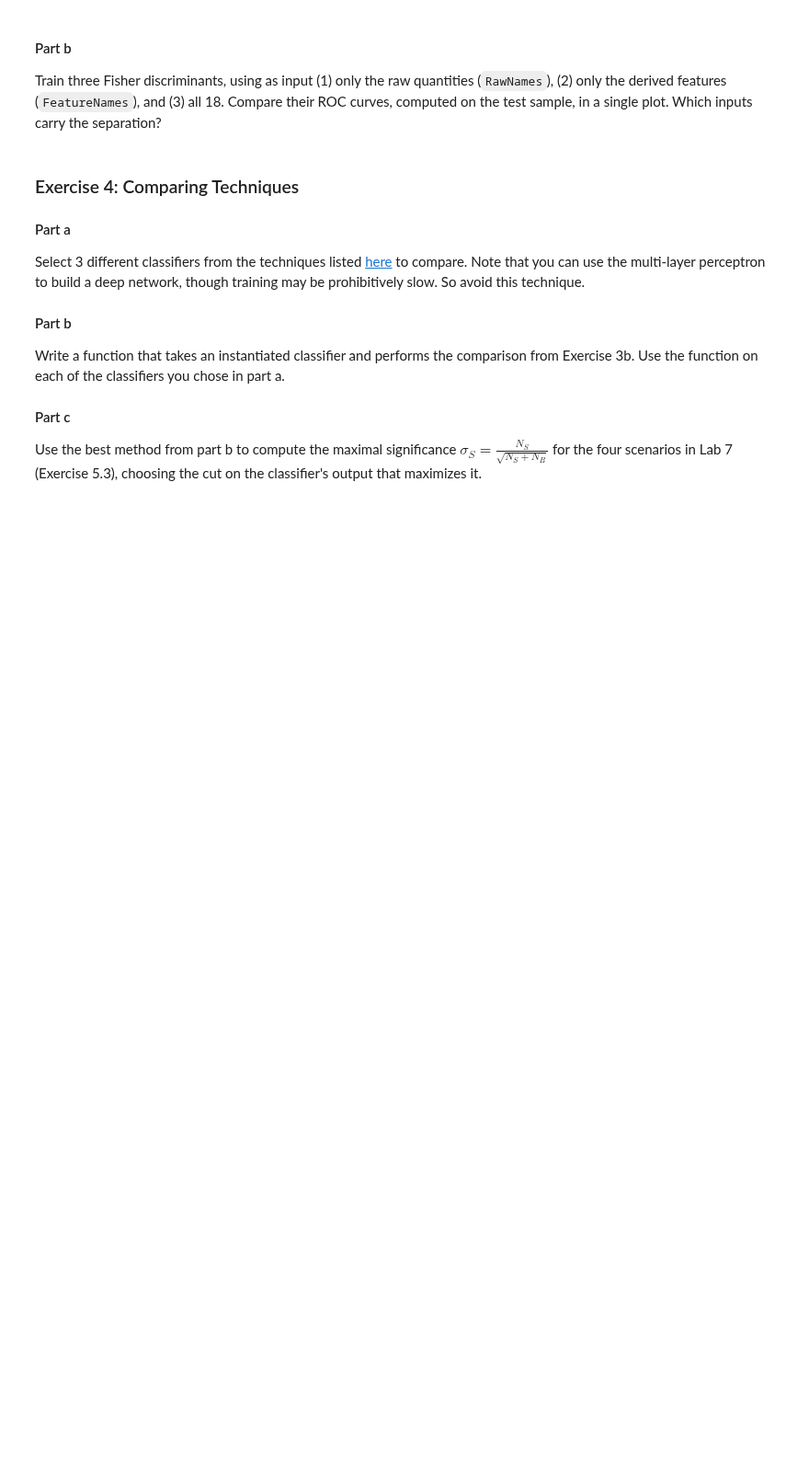
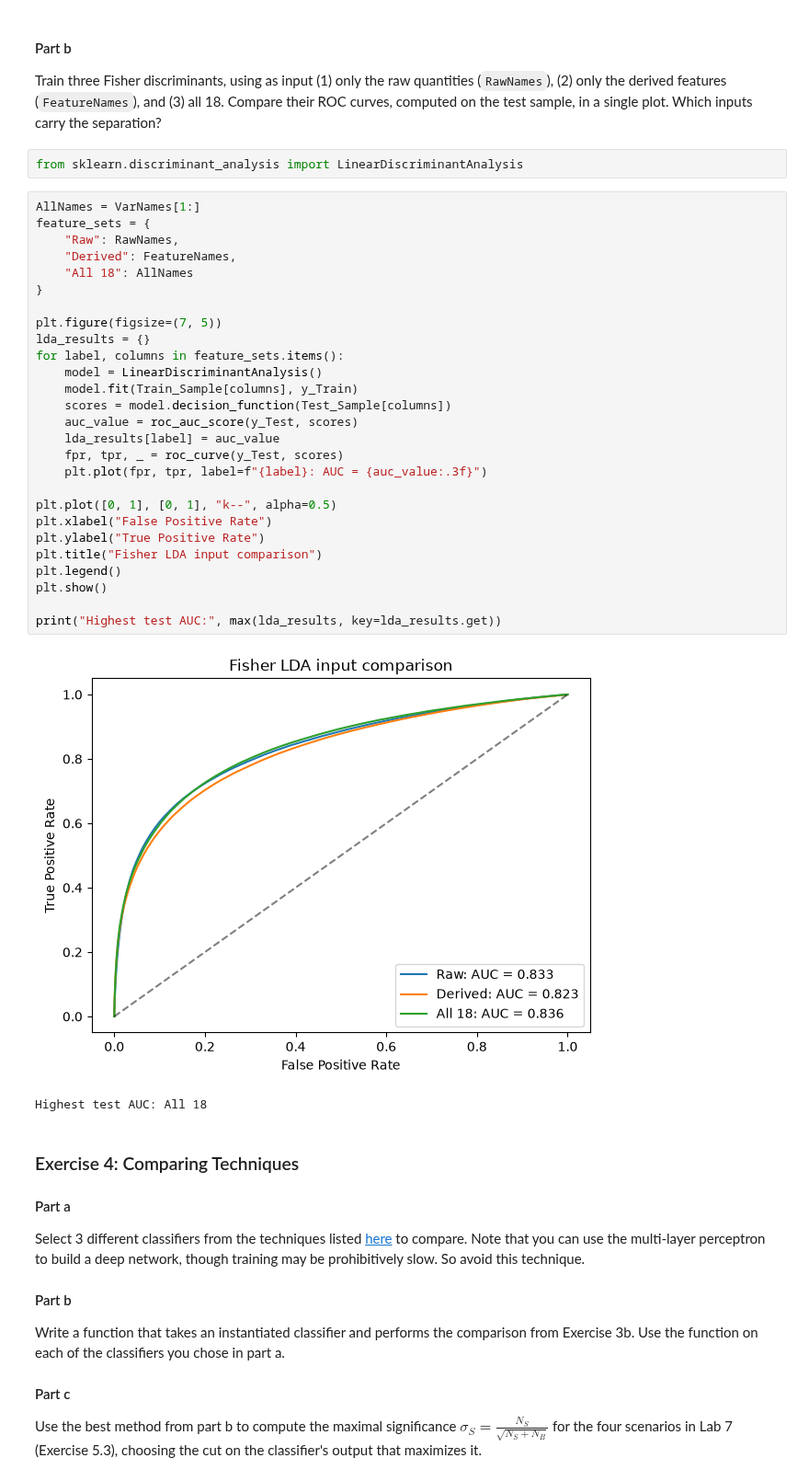
Before and after one commit to hantrann/DATA3402.Fall.2026, a Jupyter notebook: Labs/Lab.8/Lab.8.ipynb, the cells around one changed output. Shown at 92% size. Saved outputs shown, nothing was run; the diff lists cells and outputs as text; blank space fills up the shorter version.

```diff
--- a/Labs/Lab.8/Lab.8.ipynb
+++ b/Labs/Lab.8/Lab.8.ipynb
@@ -93,6 +145,38 @@ Compare the ROC curves computed on the test and on the training samples, in a si
 #### Part b
 
 Train three Fisher discriminants, using as input (1) only the raw quantities (`RawNames`), (2) only the derived features (`FeatureNames`), and (3) all 18. Compare their ROC curves, computed on the test sample, in a single plot. Which inputs carry the separation?
+# %%
+from sklearn.discriminant_analysis import LinearDiscriminantAnalysis
+# %%
+AllNames = VarNames[1:]
+feature_sets = {
+    "Raw": RawNames,
+    "Derived": FeatureNames,
+    "All 18": AllNames
+}
+
+plt.figure(figsize=(7, 5))
+lda_results = {}
+for label, columns in feature_sets.items():
+    model = LinearDiscriminantAnalysis()
+    model.fit(Train_Sample[columns], y_Train)
+    scores = model.decision_function(Test_Sample[columns])
+    auc_value = roc_auc_score(y_Test, scores)
+    lda_results[label] = auc_value
+    fpr, tpr, _ = roc_curve(y_Test, scores)
+    plt.plot(fpr, tpr, label=f"{label}: AUC = {auc_value:.3f}")
+
+plt.plot([0, 1], [0, 1], "k--", alpha=0.5)
+plt.xlabel("False Positive Rate")
+plt.ylabel("True Positive Rate")
+plt.title("Fisher LDA input comparison")
+plt.legend()
+plt.show()
+
+print("Highest test AUC:", max(lda_results, key=lda_results.get))
+# %% [output]
+[figure, added]
+Highest test AUC: All 18
 # %% [markdown]
 ### Exercise 4: Comparing Techniques
 
```
Also changed, not shown: parts of 10 cells of this notebook.
